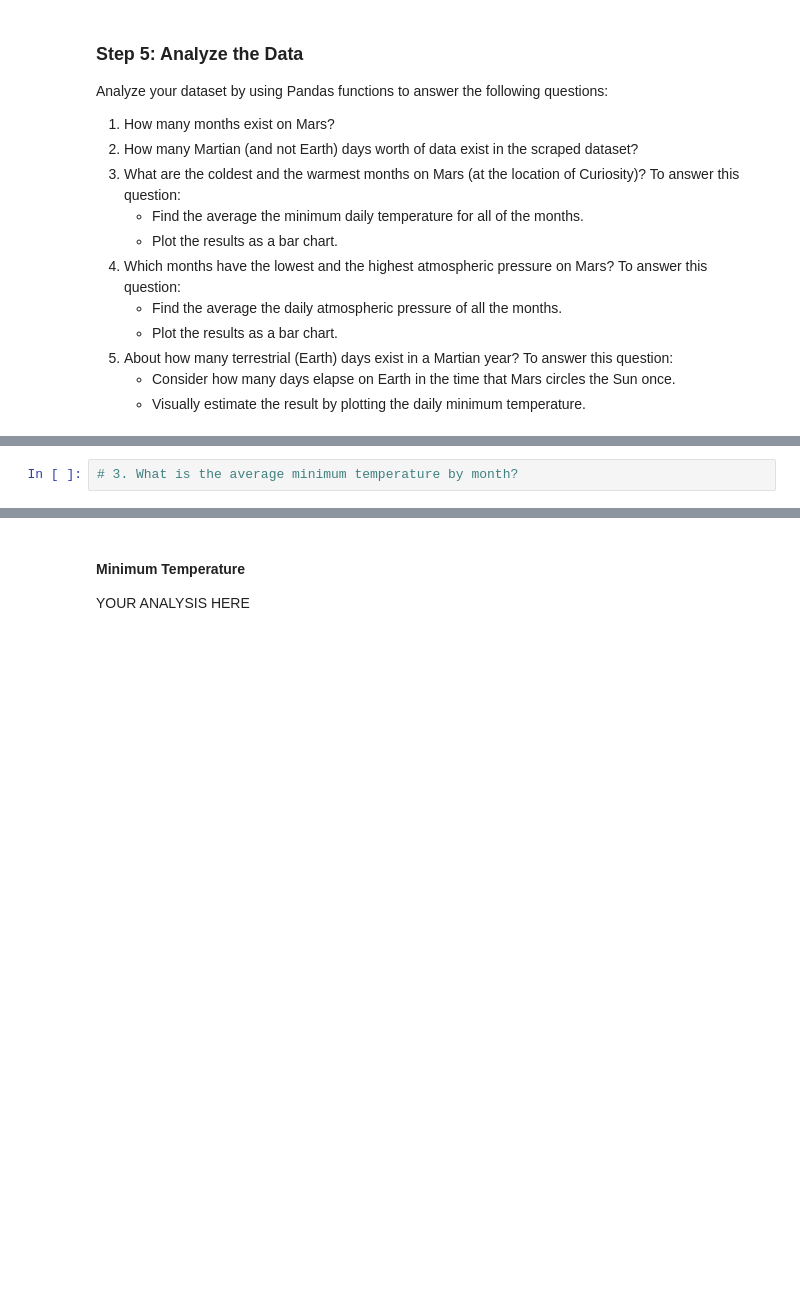
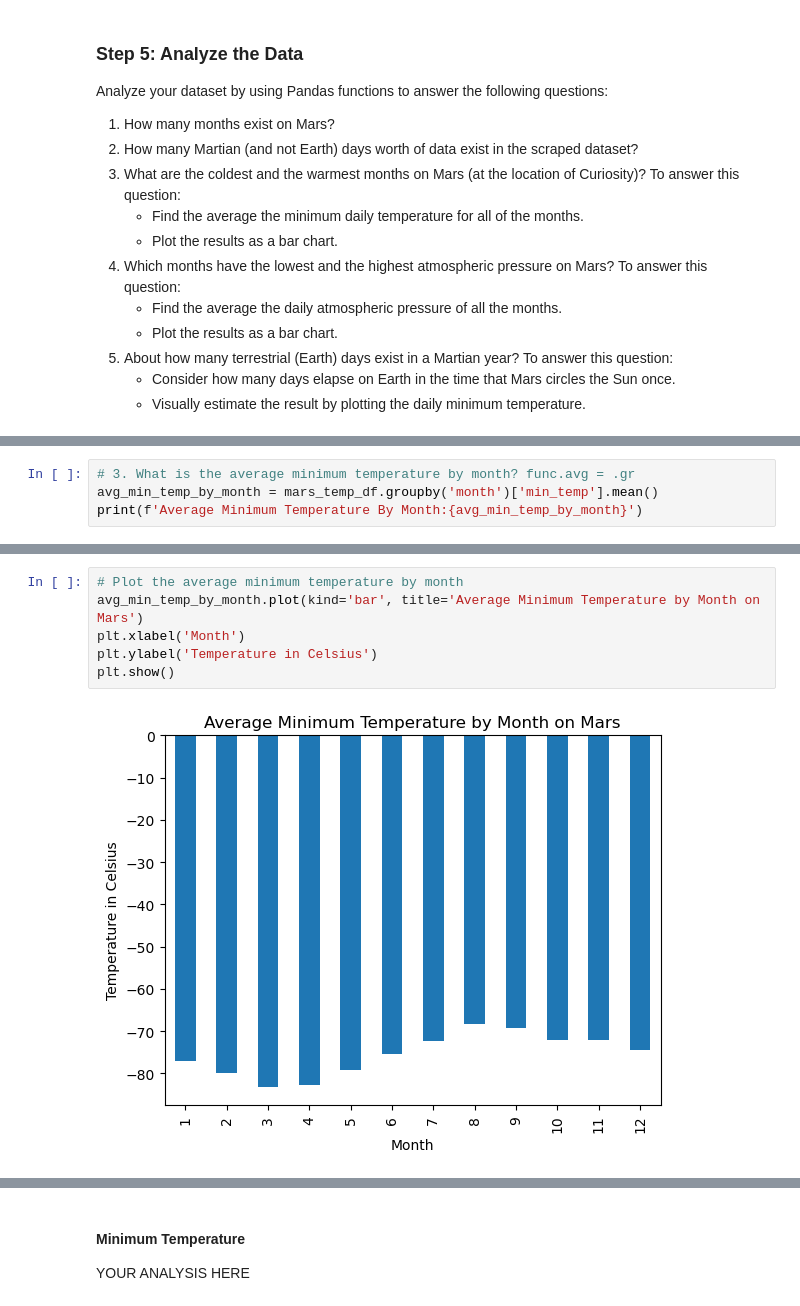
Before and after one commit to elizabethlconn/mars-scraping-callenge, a Jupyter notebook: part_2_mars_weather.ipynb, the cells around one changed output, grey strips where cells are left out. Cells and saved outputs as stored; diff of their text form; blank space fills up the shorter version.

```diff
--- a/part_2_mars_weather.ipynb
+++ b/part_2_mars_weather.ipynb
@@ -120,3 +153,5 @@ Analyze your dataset by using Pandas functions to answer the following questions
 # %%
-# 3. What is the average minimum temperature by month?
+# 3. What is the average minimum temperature by month? func.avg = .gr
+avg_min_temp_by_month = mars_temp_df.groupby('month')['min_temp'].mean()
+print(f'Average Minimum Temperature By Month:{avg_min_temp_by_month}')
 # %% [output]
@@ -144,0 +172,8 @@ Name: min_temp, dtype: float64
+# %%
+# Plot the average minimum temperature by month
+avg_min_temp_by_month.plot(kind='bar', title='Average Minimum Temperature by Month on Mars')
+plt.xlabel('Month')
+plt.ylabel('Temperature in Celsius')
+plt.show()
+# %% [output]
+[figure, added]
```
Also changed, not shown: parts of 21 cells of this notebook, 1 other file.
